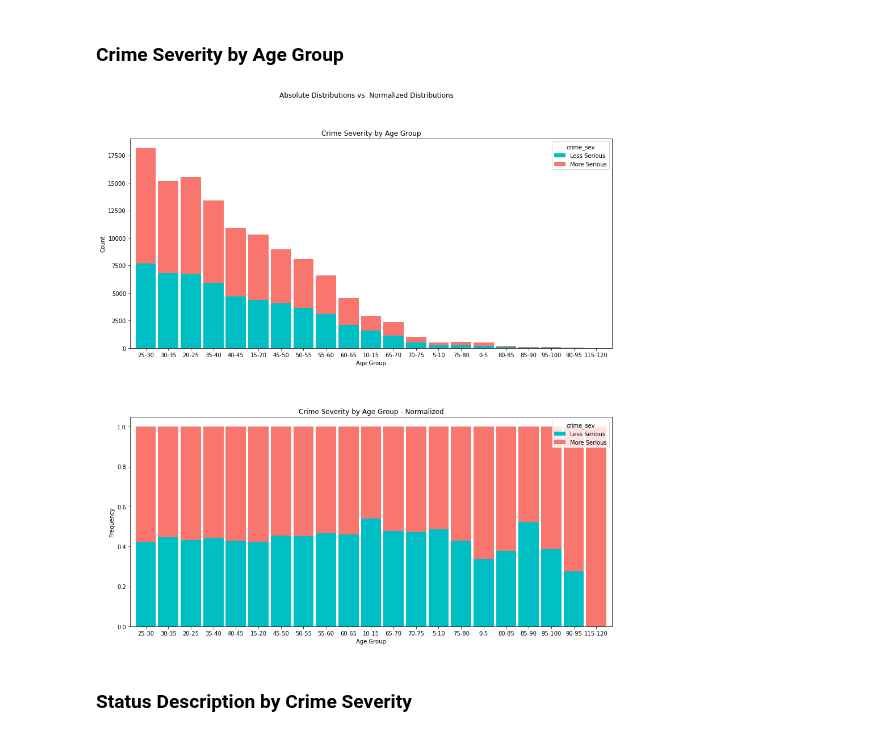
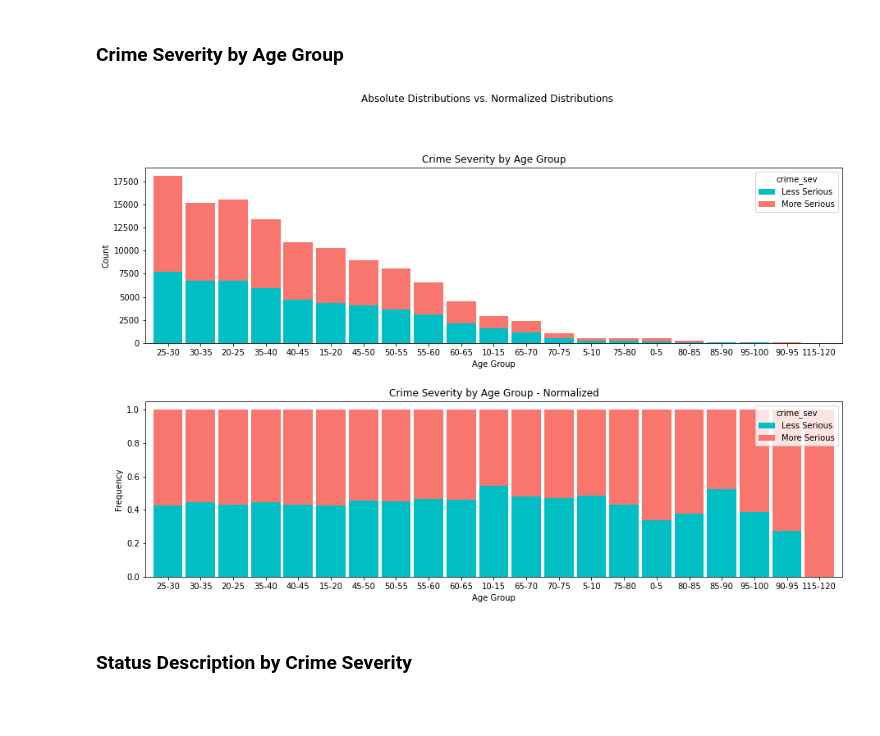
Before and after one commit to MSADS-Capstone/navigating_crime, a Jupyter notebook: Code Library/data_exploration_phase2.ipynb, the cells around one changed output. Cells and saved outputs as stored; diff of their text form; code cells hidden in the pictures; blank space fills up the shorter version.

```diff
--- a/Code Library/data_exploration_phase2.ipynb
+++ b/Code Library/data_exploration_phase2.ipynb
@@ -109,5 +113,6 @@ Index(['Shape', 'Join_Count', 'TARGET_FID', 'JOIN_FID', 'FullName', 'Type',
 df_eda = df_eda.join(df['Status_Desc'], how='left', lsuffix='left', rsuffix='right')
 df_eda = df_eda.join(df['Type'], how='left', lsuffix='left', rsuffix='right')
 df_eda = df_eda.join(df['Victim_Sex'], how='left', lsuffix='left', rsuffix='right')
+df_eda = df_eda.join(df['Victim_Desc'], how='left', lsuffix='left', rsuffix='right')
 df_eda.head()
 # %% [output]
@@ -237,38 +242,40 @@ Summary Statistics by Age
 # %% [markdown]
 ## Stacked Bar Plots
 # %%
-def stacked_plot (x, y, df, col, truth, condition, kind, title1, xlabel1, width1,
-                  ylabel1, title2, xlabel2, ylabel2, width2):
-  fig = plt.figure(figsize=(x, y))
-  ax1 = fig.add_subplot(211)
-  ax2 = fig.add_subplot(212)
-  fig.tight_layout(pad=10)
+def stacked_plot (x, y, p, df, col, truth, condition, kind, title1, xlabel1, ylabel1, width,
+                  rot, title2, xlabel2, ylabel2):
+  fig, axes = plt.subplots(nrows=2, ncols=1,figsize=(x, y))
+  flat = axes.flatten()
+  fig.tight_layout(w_pad=5, pad=p, h_pad=5)
+  flat = axes.flatten()
   fig.suptitle('Absolute Distributions vs. Normalized Distributions')
 
   crosstabdest = pd.crosstab(df[col], df[truth])\
                 .sort_values(by=[condition], ascending=False)
   crosstabdestnorm = crosstabdest.div(crosstabdest.sum(1), axis = 0)
 
-  plotdest = crosstabdest.plot(kind=kind, stacked=True,
-                               title = title1, xlabel=xlabel1,
-                               ylabel=ylabel1, ax=ax1, color=['#00BFC4',
-                                                              '#F8766D'],
-                               width=width1, rot=0)
-  plotdestnorm = crosstabdestnorm.plot(kind=kind, stacked=True,
-                                       title = title2,
-                                       xlabel=xlabel2, ylabel=ylabel2, ax=ax2,
-                                       color = ['#00BFC4', '#F8766D'],
-                                       width=width2, rot=0)
+  plotdest = crosstabdest.plot(kind=kind, stacked=True, title=title1,
+                               ax=flat[0],
+                               color=['#00BFC4', '#F8766D'], width=width,
+                               rot=rot)
+  flat[0].set_xlabel(xlabel1)
+  flat[0].set_ylabel(ylabel1)
+  plotdestnorm = crosstabdestnorm.plot(kind=kind, stacked=True, title=title2,
+                                       ylabel='Frequency',
+                                       ax=flat[1], color=['#00BFC4', '#F8766D'],
+                                       width=width, rot=rot)
+  flat[1].set_xlabel(xlabel2)
+  flat[1].set_ylabel(ylabel2)
+  plt.xlabel(xlabel2)
 # %% [markdown]
 ### Crime Severity by Age Group
 # %%
-stacked_plot(15, 15, df_eda, 'age_bin', 'crime_sev', 'Less Serious', 'bar',
-             'Crime Severity by Age Group','Age Group', 0.9, 'Count',
-             'Crime Severity by Age Group - Normalized','Age Group',
-             'Frequency', 0.9)
+stacked_plot(15, 10, 10, df_eda, 'age_bin', 'crime_sev', 'Less Serious', 'bar',
+             'Crime Severity by Age Group', 'Age Group', 'Count', 0.9, 0,
+             'Crime Severity by Age Group - Normalized', 'Age Group', 'Frequency')
 plt.savefig(image_path + '/age_crime_bargraph.png', bbox_inches = 'tight')
 # %% [output]
-[figure, old version]
+[figure, new version]
 # %% [markdown]
 ### Status Description by Crime Severity
 # %%
```
Also changed, not shown: parts of 15 cells of this notebook, 13 other files.
